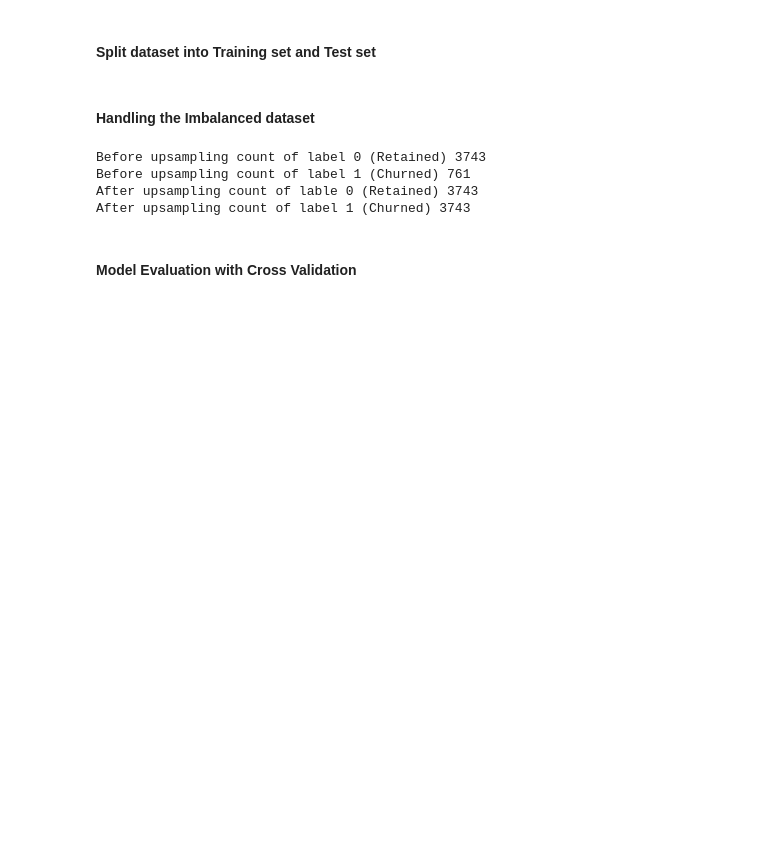
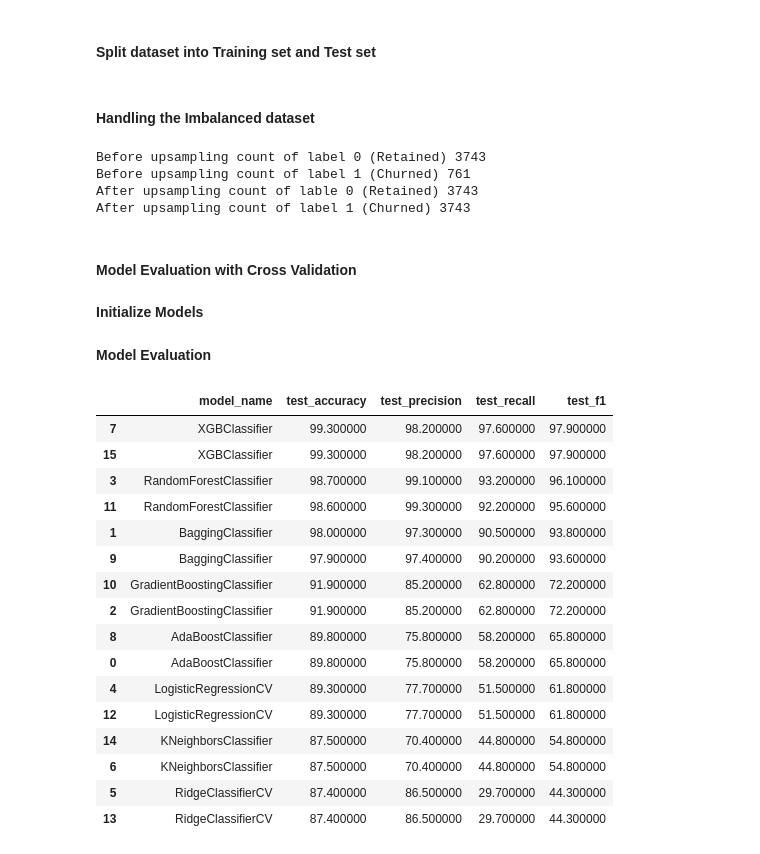
Before and after one commit to sikmat/churn-ml, a Jupyter notebook: churn_prediction.ipynb, the cells around one changed output. Cells and saved outputs as stored; diff of their text form; code cells hidden in the pictures; blank space fills up the shorter version.

```diff
--- a/churn_prediction.ipynb
+++ b/churn_prediction.ipynb
@@ -318,3 +306,69 @@ from sklearn.ensemble import BaggingClassifier         # Bagging ensemble classi
 from sklearn.ensemble import GradientBoostingClassifier # Gradient Boosting classifier
 from sklearn.ensemble import RandomForestClassifier    # Random Forest classifier
 from xgboost import XGBClassifier                      # XGBoost classifier
+# %% [markdown]
+**Initialize Models**
+# %%
+models=[
+    # Ensemble
+    AdaBoostClassifier(),
+    BaggingClassifier(),
+    GradientBoostingClassifier(),
+    RandomForestClassifier(),
+
+    # Linear Models
+    LogisticRegressionCV(),
+    RidgeClassifierCV(),
+
+    # Nearest Neighbour
+    KNeighborsClassifier(),
+
+    # XGBoost
+    XGBClassifier()
+]
+
+metrics_cols = ['model_name', 'test_accuracy', 'test_precision', 'test_recall', 'test_f1']
+
+model_name=[]
+test_accuracy=[]
+test_precision=[]
+test_recall=[]
+test_f1=[]
+# %% [markdown]
+**Model Evaluation**
+# %%
+scoring = ['accuracy', 'precision', 'recall', 'f1']
+
+for model in models:
+    cv_results = model_selection.cross_validate(model, X, y, cv=5,
+                                                scoring=scoring, return_train_score=True)
+    model_name.append(model.__class__.__name__)
+    test_accuracy.append(round(cv_results['test_accuracy'].mean(),3)*100)
+    test_precision.append(round(cv_results['test_precision'].mean(),3)*100)
+    test_recall.append(round(cv_results['test_recall'].mean(),3)*100)
+    test_f1.append(round(cv_results['test_f1'].mean(),3)*100)
+
+metrics_data = [model_name, test_accuracy, test_precision, test_recall, test_f1]
+m = {n:m for n,m in zip(metrics_cols, metrics_data)}
+model_metrics = pd.DataFrame(m)
+model_metrics = model_metrics.sort_values('test_accuracy', ascending=False)
+metrics_styled = model_metrics.style.background_gradient(subset=['test_accuracy', 'test_f1'], cmap='summer')
+metrics_styled
+# %% [output]
+|  | model_name | test_accuracy | test_precision | test_recall | test_f1 |
+| 7 | XGBClassifier | 99.300000 | 98.200000 | 97.600000 | 97.900000 |
+| 15 | XGBClassifier | 99.300000 | 98.200000 | 97.600000 | 97.900000 |
+| 3 | RandomForestClassifier | 98.700000 | 99.100000 | 93.200000 | 96.100000 |
+| 11 | RandomForestClassifier | 98.600000 | 99.300000 | 92.200000 | 95.600000 |
+| 1 | BaggingClassifier | 98.000000 | 97.300000 | 90.500000 | 93.800000 |
+| 9 | BaggingClassifier | 97.900000 | 97.400000 | 90.200000 | 93.600000 |
+| 10 | GradientBoostingClassifier | 91.900000 | 85.200000 | 62.800000 | 72.200000 |
+| 2 | GradientBoostingClassifier | 91.900000 | 85.200000 | 62.800000 | 72.200000 |
+| 8 | AdaBoostClassifier | 89.800000 | 75.800000 | 58.200000 | 65.800000 |
+| 0 | AdaBoostClassifier | 89.800000 | 75.800000 | 58.200000 | 65.800000 |
+| 4 | LogisticRegressionCV | 89.300000 | 77.700000 | 51.500000 | 61.800000 |
+| 12 | LogisticRegressionCV | 89.300000 | 77.700000 | 51.500000 | 61.800000 |
+| 14 | KNeighborsClassifier | 87.500000 | 70.400000 | 44.800000 | 54.800000 |
+| 6 | KNeighborsClassifier | 87.500000 | 70.400000 | 44.800000 | 54.800000 |
+| 5 | RidgeClassifierCV | 87.400000 | 86.500000 | 29.700000 | 44.300000 |
+| 13 | RidgeClassifierCV | 87.400000 | 86.500000 | 29.700000 | 44.300000 |
```
Also changed, not shown: parts of 7 cells of this notebook, 1 other file.
